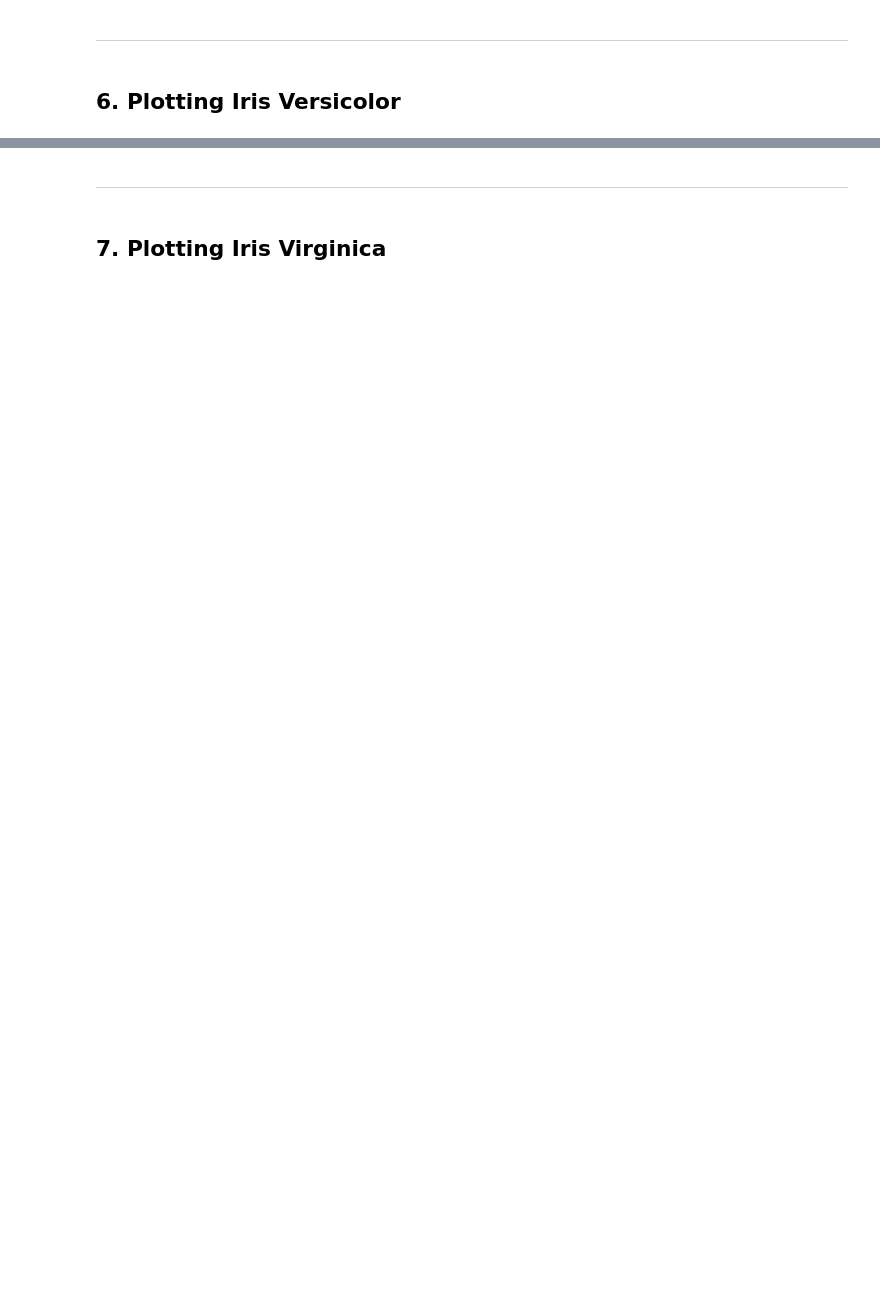
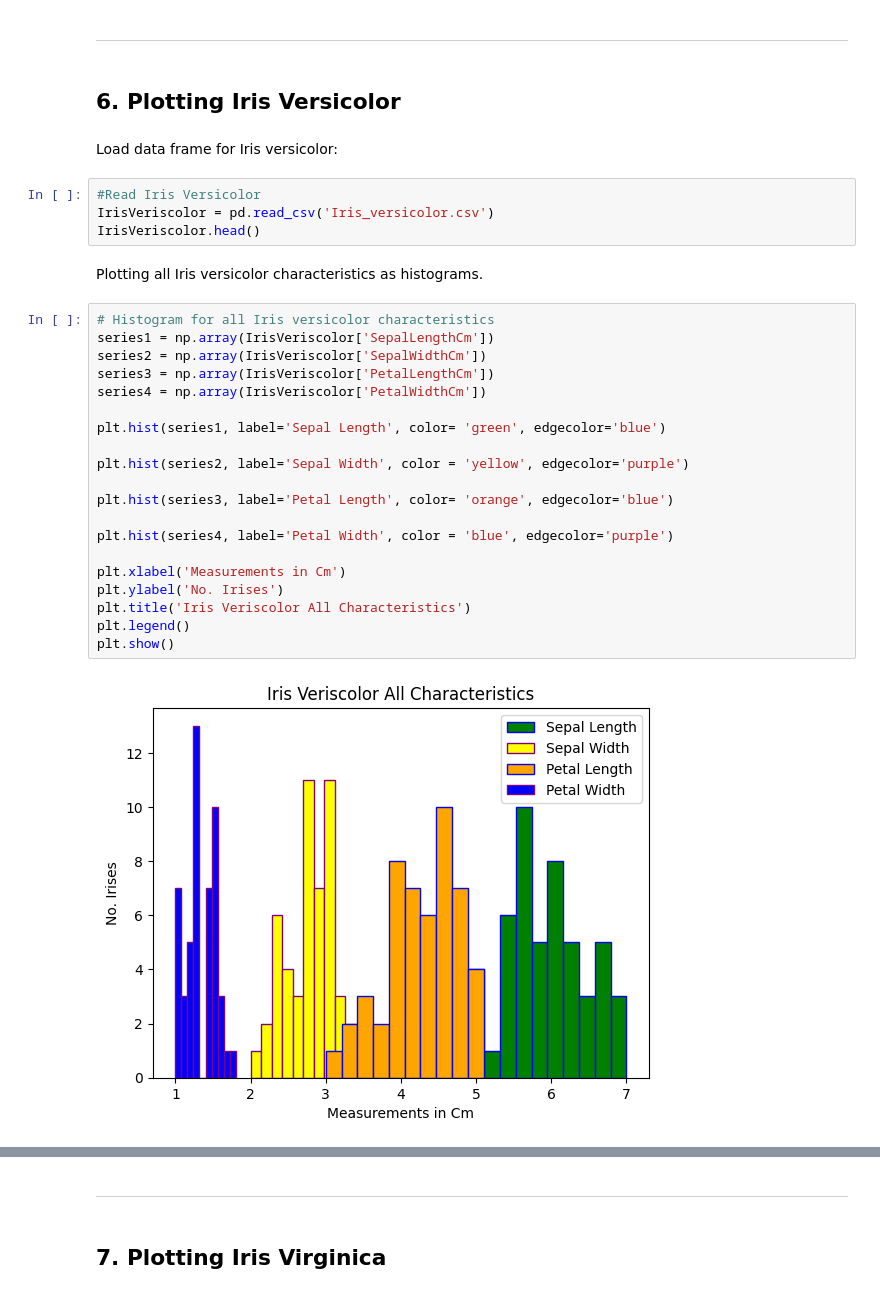
Before and after one commit to PectenMaximus/FDA_1, a Jupyter notebook: FDA1_Notebook.ipynb, the cells around one changed output, grey strips where cells are left out. Drawn from its saved outputs; the diff is of its cells as text; blank space fills up the shorter version.

```diff
--- a/FDA1_Notebook.ipynb
+++ b/FDA1_Notebook.ipynb
@@ -231,3 +306,33 @@ print(fields)
 ---------------------
 # %% [markdown]
 ## 6. Plotting Iris Versicolor
+# %% [markdown]
+Load data frame for Iris versicolor:
+# %%
+#Read Iris Versicolor
+IrisVeriscolor = pd.read_csv('Iris_versicolor.csv')
+IrisVeriscolor.head()
+# %% [markdown]
+Plotting all Iris versicolor characteristics as histograms.
+# %%
+# Histogram for all Iris versicolor characteristics
+series1 = np.array(IrisVeriscolor['SepalLengthCm'])
+series2 = np.array(IrisVeriscolor['SepalWidthCm'])
+series3 = np.array(IrisVeriscolor['PetalLengthCm'])
+series4 = np.array(IrisVeriscolor['PetalWidthCm'])
+
+plt.hist(series1, label='Sepal Length', color= 'green', edgecolor='blue')
+
+plt.hist(series2, label='Sepal Width', color = 'yellow', edgecolor='purple')
+
+plt.hist(series3, label='Petal Length', color= 'orange', edgecolor='blue')
+
+plt.hist(series4, label='Petal Width', color = 'blue', edgecolor='purple')
+
+plt.xlabel('Measurements in Cm')
+plt.ylabel('No. Irises')
+plt.title('Iris Veriscolor All Characteristics')
+plt.legend()
+plt.show()
+# %% [output]
+[figure, added]
```
Also changed, not shown: parts of 31 cells of this notebook, 5 other files.
